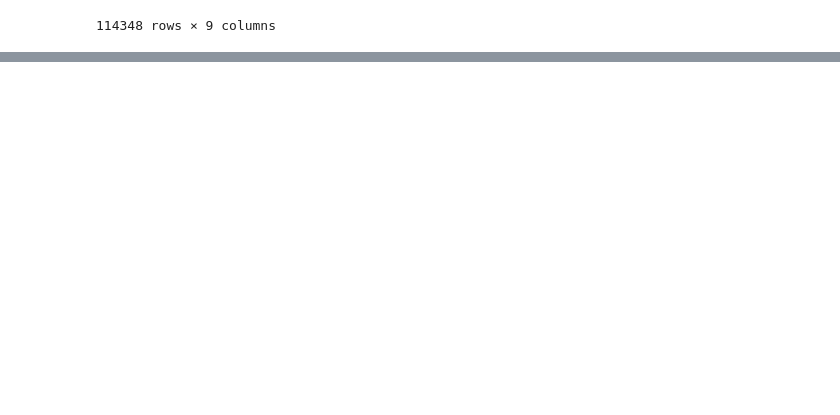
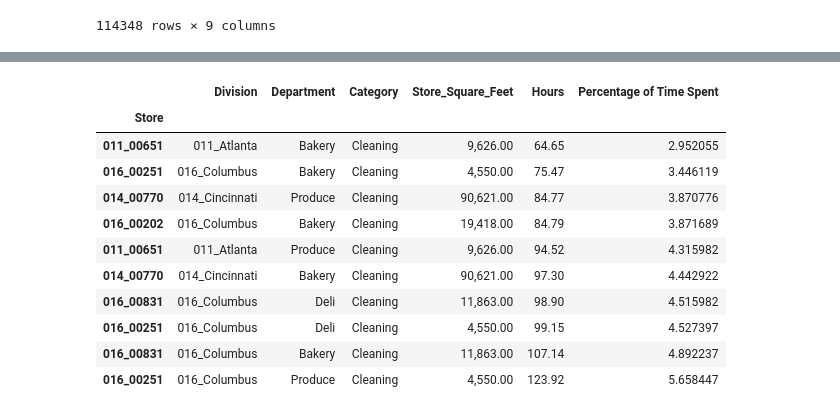
Before and after one commit to khenson1/KrogerAssessment, a Jupyter notebook: Kroger Assessment.ipynb, the cells around one changed output, grey strips where cells are left out. Drawn from its saved outputs; the diff is of its cells as text; code cells hidden in the pictures; blank space fills up the shorter version.

```diff
--- a/Kroger Assessment.ipynb
+++ b/Kroger Assessment.ipynb
@@ -452,0 +386,23 @@ Customer_Service.head(100)
+# %%
+###Showing each city's square feet compared to their Cleaning, Customer Service, Planning and Stocking catergories and the respectful hours
+##Filtering off by the specific categories
+# Lowest % of Cleaning
+Cleaning_category = ["Cleaning"]
+Cleaning = SQ2[SQ2["Category"].isin(Cleaning_category)]
+Cleaning.set_index("Store", inplace=True)
+Bottom_Cleaning = Cleaning.sort_values(["Percentage of Time Spent"], ascending=True)
+
+Bottom_Cleaning.head(10)
+# %% [output]
+|  | Division | Department | Category | Store_Square_Feet | Hours | Percentage of Time Spent |
+| Store |  |  |  |  |  |  |
+| 011_00651 | 011_Atlanta | Bakery | Cleaning | 9,626.00 | 64.65 | 2.952055 |
+| 016_00251 | 016_Columbus | Bakery | Cleaning | 4,550.00 | 75.47 | 3.446119 |
+| 014_00770 | 014_Cincinnati | Produce | Cleaning | 90,621.00 | 84.77 | 3.870776 |
+| 016_00202 | 016_Columbus | Bakery | Cleaning | 19,418.00 | 84.79 | 3.871689 |
+| 011_00651 | 011_Atlanta | Produce | Cleaning | 9,626.00 | 94.52 | 4.315982 |
+| 014_00770 | 014_Cincinnati | Bakery | Cleaning | 90,621.00 | 97.30 | 4.442922 |
+| 016_00831 | 016_Columbus | Deli | Cleaning | 11,863.00 | 98.90 | 4.515982 |
+| 016_00251 | 016_Columbus | Deli | Cleaning | 4,550.00 | 99.15 | 4.527397 |
+| 016_00831 | 016_Columbus | Bakery | Cleaning | 11,863.00 | 107.14 | 4.892237 |
+| 016_00251 | 016_Columbus | Produce | Cleaning | 4,550.00 | 123.92 | 5.658447 |
```
Also changed, not shown: parts of 18 cells of this notebook.
